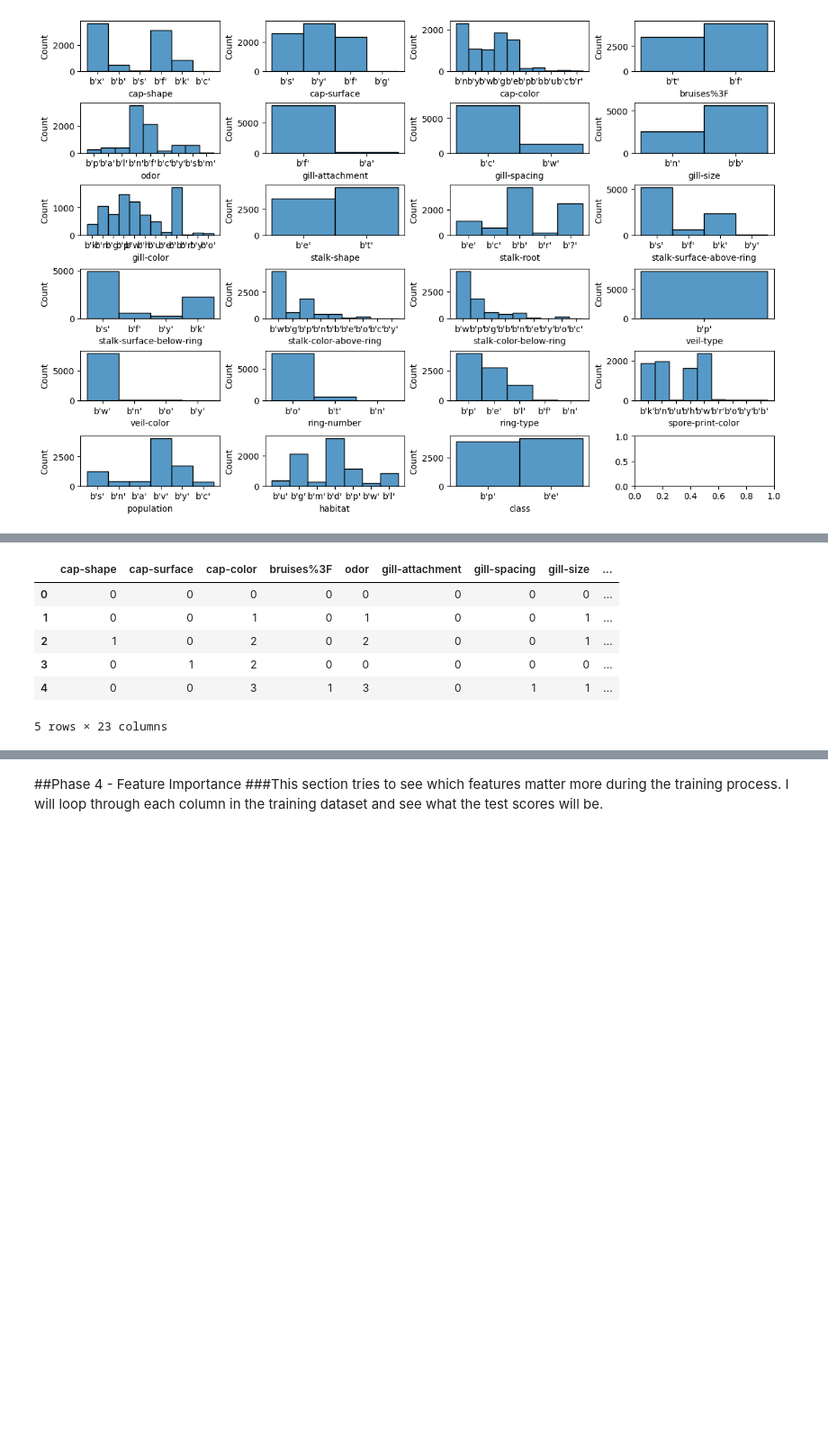
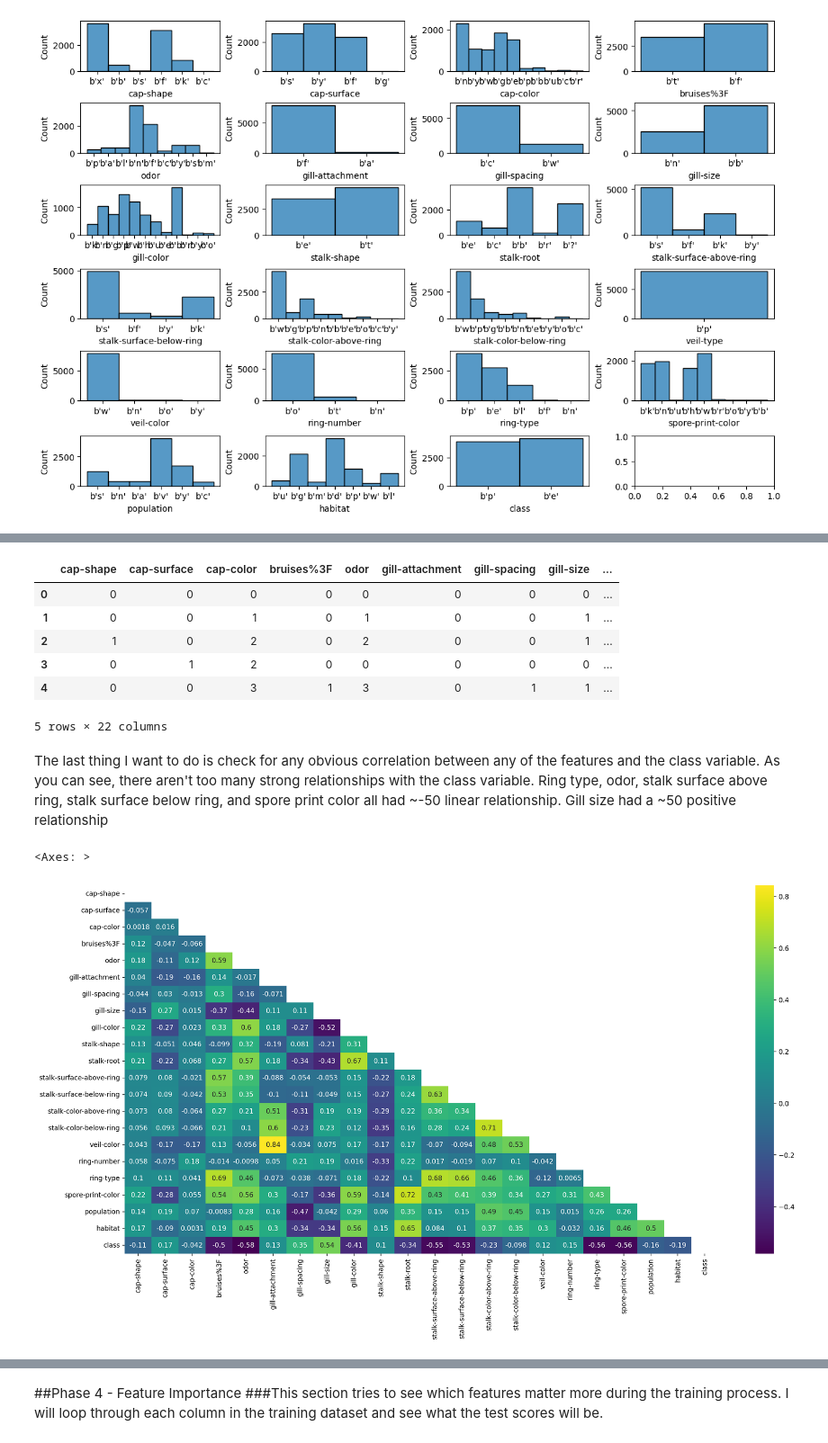
Before and after one commit to garrettfarley9/AI-Final-Project, a Jupyter notebook: AI_final_project.ipynb, the cells around one changed output, grey strips where cells are left out. Shown at 90% size. Drawn from its saved outputs; the diff is of its cells as text; code cells hidden in the pictures; blank space fills up the shorter version.

```diff
--- a/AI_final_project.ipynb
+++ b/AI_final_project.ipynb
@@ -69,4 +76,7 @@ for i, col in enumerate(mdf.columns):
 # %%
+## Drop 'veil-type'
+mdf = mdf.drop(labels = 'veil-type', axis = 1)
+
 ##Label encoding
 cols = mdf.columns
 for c in cols:
@@ -84,5 +94,14 @@ mdf.head()
 | 2 | 1 | 0 | 2 | 0 | 2 | 0 | 0 | 1 | ... |
 | 3 | 0 | 1 | 2 | 0 | 0 | 0 | 0 | 0 | ... |
 | 4 | 0 | 0 | 3 | 1 | 3 | 0 | 1 | 1 | ... |
-5 rows × 23 columns
+5 rows × 22 columns
+# %% [markdown]
+The last thing I want to do is check for any obvious correlation between any of the features and the class variable. As you can see, there aren't too many strong relationships with the class variable. Ring type, odor, stalk surface above ring, stalk surface below ring, and spore print color all had ~-50 linear relationship. Gill size had a ~50 positive relationship
+# %%
+mask = np.triu(np.ones_like(mdf.corr(numeric_only = True), dtype=bool))
+plt.figure(figsize=(20,10),dpi=200)
+sns.heatmap(data = mdf.corr(numeric_only = True), mask = mask, annot=True,cmap='viridis')
+# %% [output]
+<Axes: >
+[figure, added]
 # %% [markdown]
```
Also changed, not shown: parts of 36 cells of this notebook.
